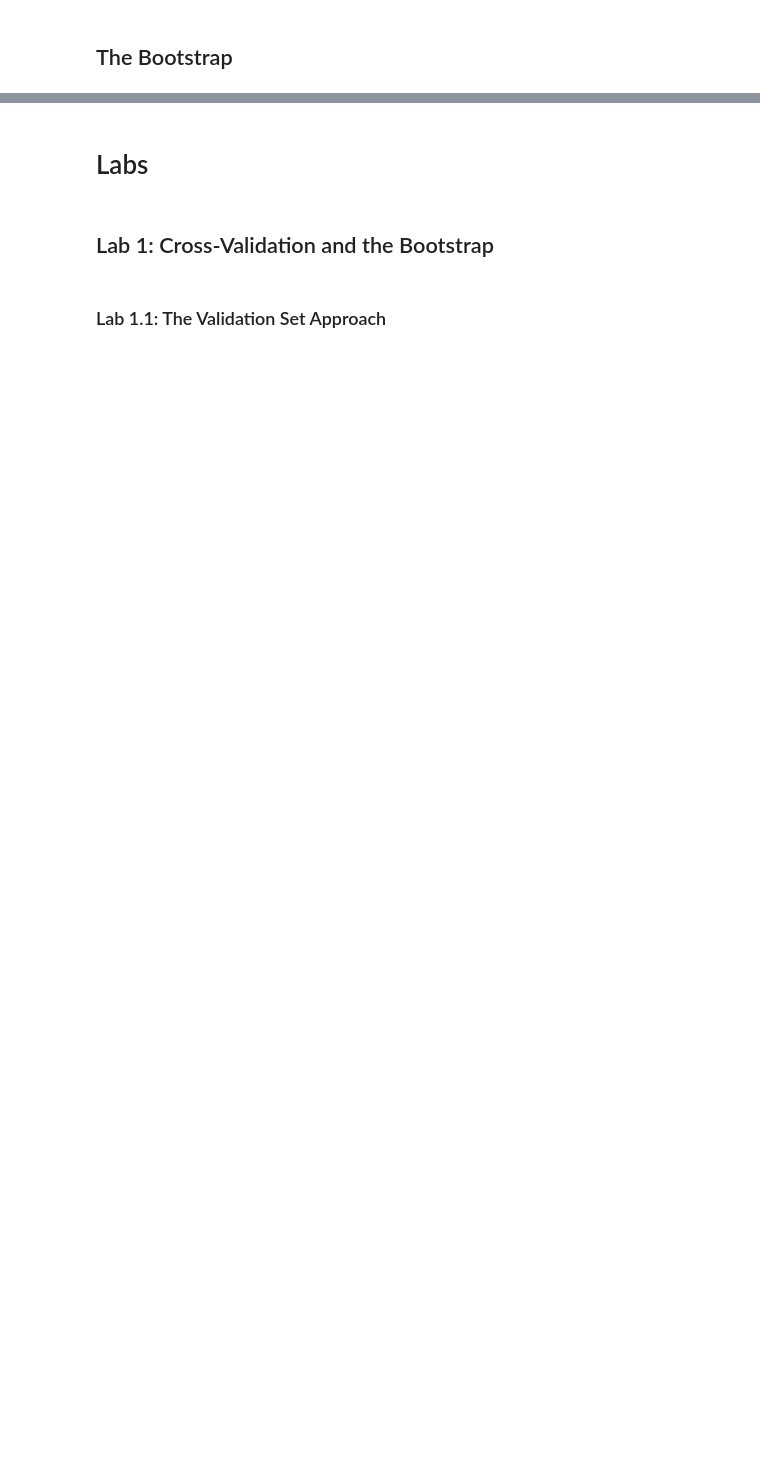
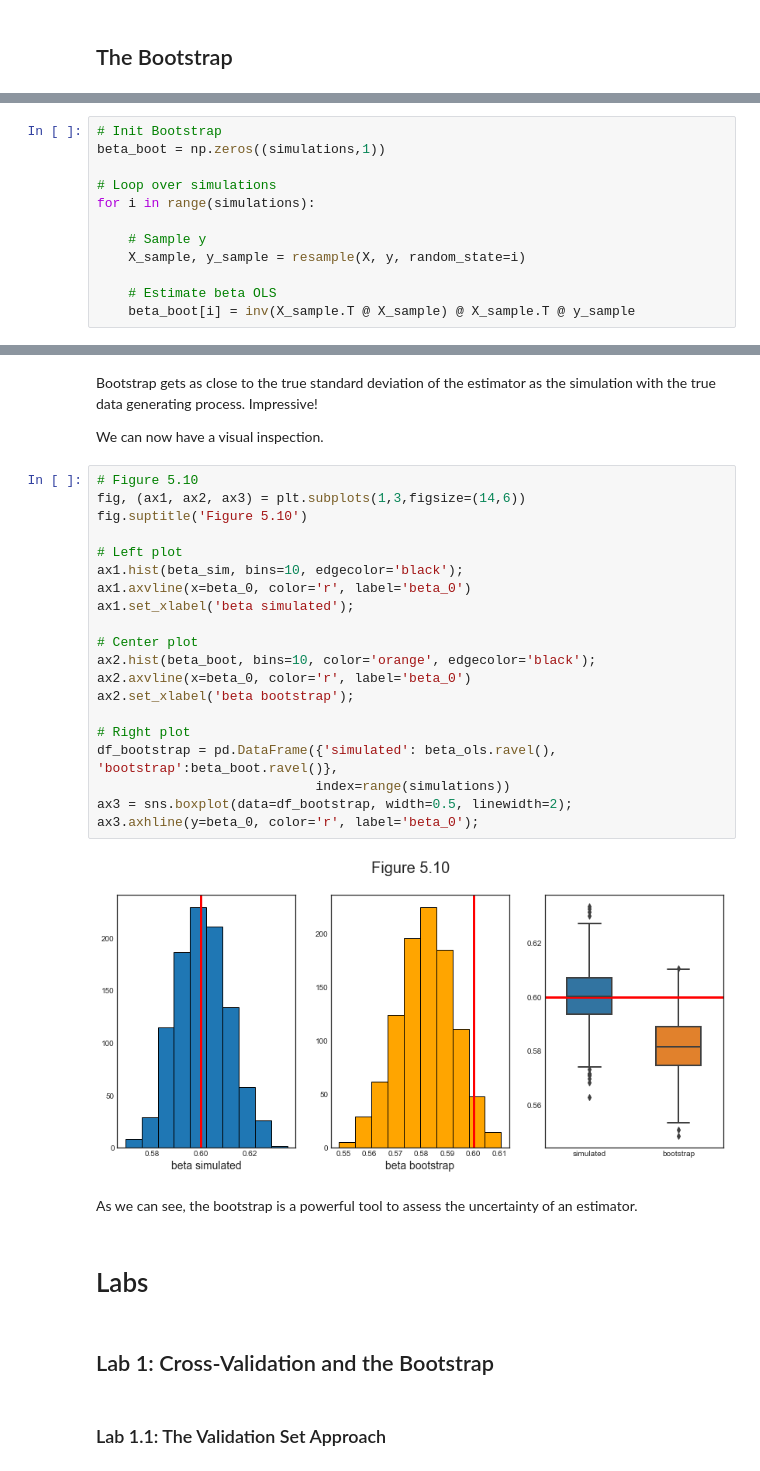
Before and after one commit to matteocourthoud/Machine-Learning-for-Economic-Analysis, a Jupyter notebook: 4_crossvalidation.ipynb, the cells around one changed output, grey strips where cells are left out. Saved outputs shown, nothing was run; the diff lists cells and outputs as text; blank space fills up the shorter version.

```diff
--- a/4_crossvalidation.ipynb
+++ b/4_crossvalidation.ipynb
@@ -166,0 +217,12 @@ However, the power of the bootstrap lies in the fact that it can be easily appli
+# %%
+# Init Bootstrap
+beta_boot = np.zeros((simulations,1))
+
+# Loop over simulations
+for i in range(simulations):
+
+    # Sample y
+    X_sample, y_sample = resample(X, y, random_state=i)
+
+    # Estimate beta OLS
+    beta_boot[i] = inv(X_sample.T @ X_sample) @ X_sample.T @ y_sample
@@ -167,3 +253,31 @@ However, the power of the bootstrap lies in the fact that it can be easily appli
+# %% [markdown]
+Bootstrap gets as close to the true standard deviation of the estimator as the simulation with the true data generating process. Impressive!
+
+We can now have a visual inspection.
+# %%
+# Figure 5.10
+fig, (ax1, ax2, ax3) = plt.subplots(1,3,figsize=(14,6))
+fig.suptitle('Figure 5.10')
+
+# Left plot
+ax1.hist(beta_sim, bins=10, edgecolor='black');
+ax1.axvline(x=beta_0, color='r', label='beta_0')
+ax1.set_xlabel('beta simulated');
+
+# Center plot
+ax2.hist(beta_boot, bins=10, color='orange', edgecolor='black');
+ax2.axvline(x=beta_0, color='r', label='beta_0')
+ax2.set_xlabel('beta bootstrap');
+
+# Right plot
+df_bootstrap = pd.DataFrame({'simulated': beta_ols.ravel(), 'bootstrap':beta_boot.ravel()},
+                            index=range(simulations))
+ax3 = sns.boxplot(data=df_bootstrap, width=0.5, linewidth=2);
+ax3.axhline(y=beta_0, color='r', label='beta_0');
+# %% [output]
+[figure, added]
+# %% [markdown]
+As we can see, the bootstrap is a powerful tool to assess the uncertainty of an estimator.
 # %% [markdown]
 # Labs
 # %% [markdown]
```
Also changed, not shown: parts of 36 cells of this notebook.
